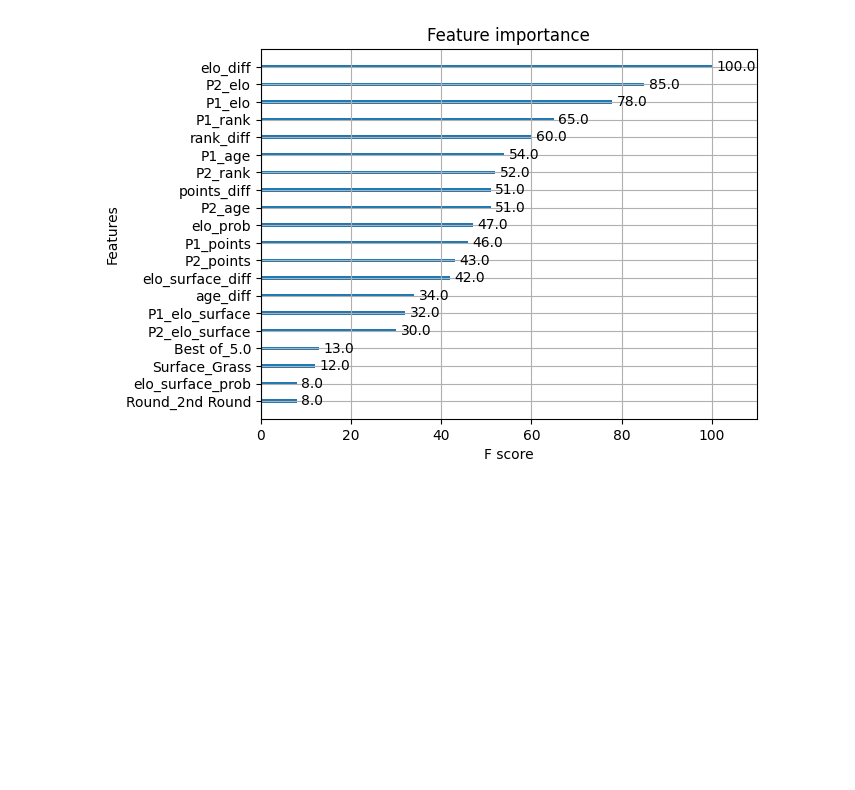
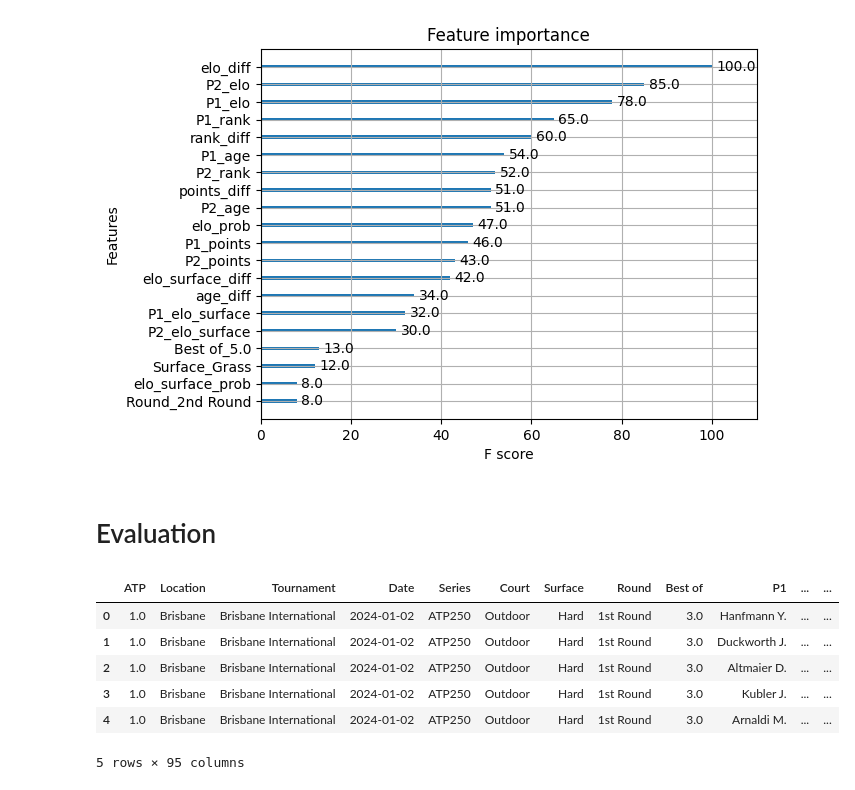
Before and after one commit to p-gourseaud/tennis-predictor, a Jupyter notebook: notebooks/2.0-pg-model.ipynb, the cells around one changed output. Saved outputs shown, nothing was run; the diff lists cells and outputs as text; code cells hidden in the pictures; blank space fills up the shorter version.

```diff
--- a/notebooks/2.0-pg-model.ipynb
+++ b/notebooks/2.0-pg-model.ipynb
@@ -164,3 +164,5 @@ plt.savefig('./reports/figures/feature_importance.png', dpi=300, bbox_inches='ti
 plt.show()
 # %% [output]
 [figure]
+# %% [markdown]
+# Evaluation
@@ -166,0 +171,11 @@ plt.show()
+# %%
+df = pd.read_csv(TEST_EVALUATION_PATH)
+df.head()
+# %% [output]
+|  | ATP | Location | Tournament | Date | Series | Court | Surface | Round | Best of | P1 | ... | ... |
+| 0 | 1.0 | Brisbane | Brisbane International | 2024-01-02 | ATP250 | Outdoor | Hard | 1st Round | 3.0 | Hanfmann Y. | ... | ... |
+| 1 | 1.0 | Brisbane | Brisbane International | 2024-01-02 | ATP250 | Outdoor | Hard | 1st Round | 3.0 | Duckworth J. | ... | ... |
+| 2 | 1.0 | Brisbane | Brisbane International | 2024-01-02 | ATP250 | Outdoor | Hard | 1st Round | 3.0 | Altmaier D. | ... | ... |
+| 3 | 1.0 | Brisbane | Brisbane International | 2024-01-02 | ATP250 | Outdoor | Hard | 1st Round | 3.0 | Kubler J. | ... | ... |
+| 4 | 1.0 | Brisbane | Brisbane International | 2024-01-02 | ATP250 | Outdoor | Hard | 1st Round | 3.0 | Arnaldi M. | ... | ... |
+5 rows × 95 columns
```
Also changed, not shown: parts of 2 cells of this notebook.
